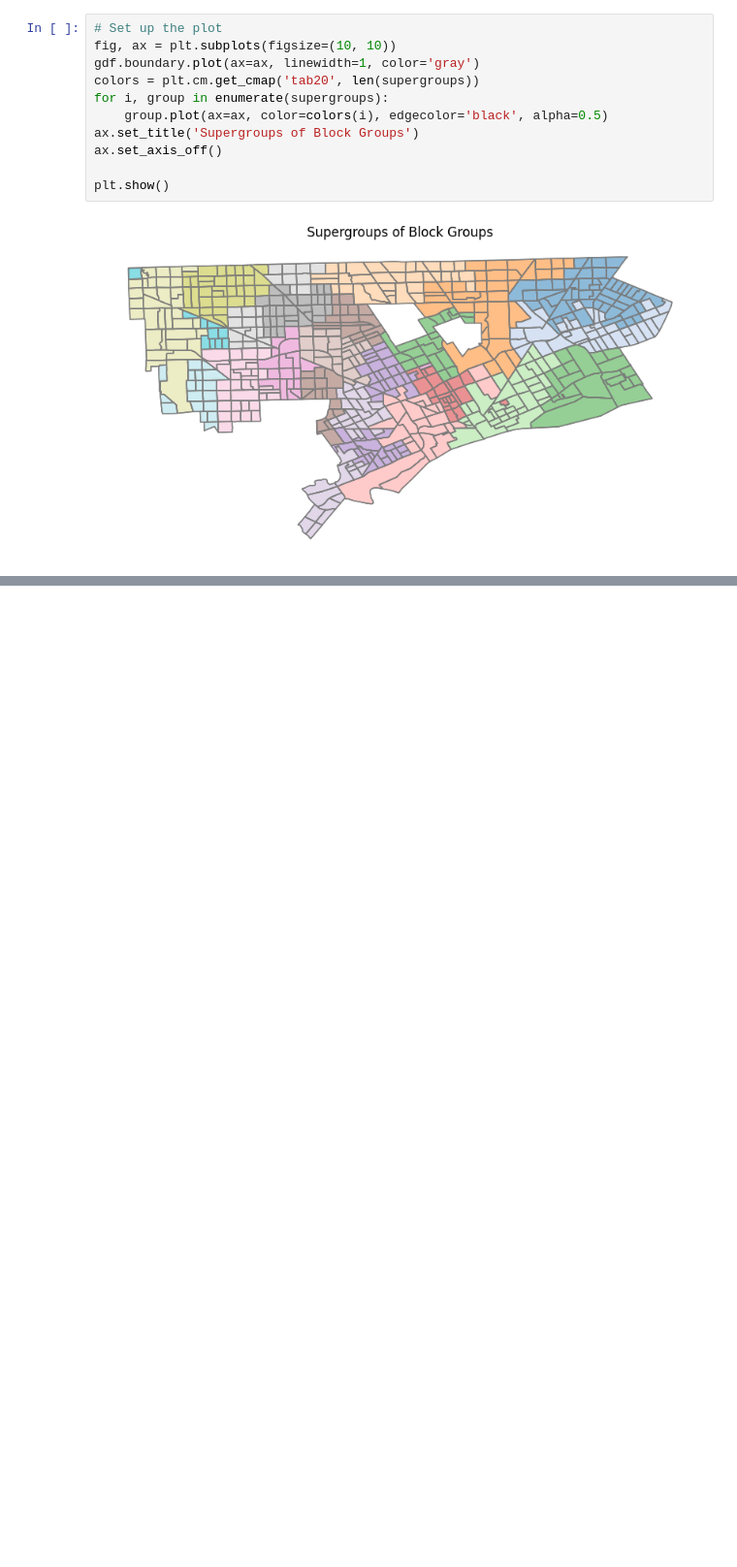
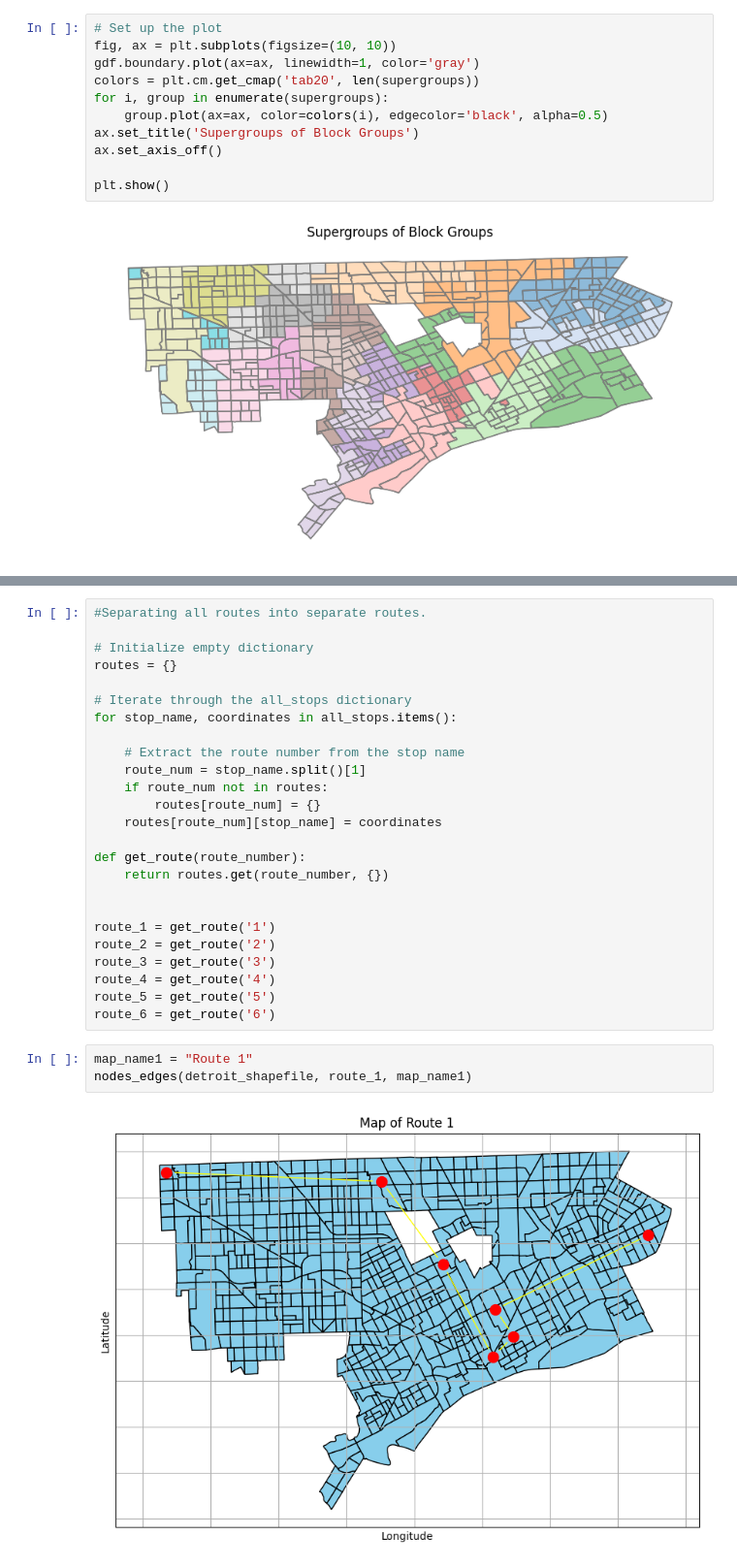
Before and after one commit to mgagea/CMSE202-Final-Project, a Jupyter notebook: Public_Transit_System.ipynb, the cells around one changed output, grey strips where cells are left out. Shown at 97% size. Drawn from its saved outputs; the diff is of its cells as text; blank space fills up the shorter version.

```diff
--- a/Public_Transit_System.ipynb
+++ b/Public_Transit_System.ipynb
@@ -121,0 +511,30 @@ plt.show()
+# %%
+#Separating all routes into separate routes.
+
+# Initialize empty dictionary
+routes = {}
+
+# Iterate through the all_stops dictionary
+for stop_name, coordinates in all_stops.items():
+
+    # Extract the route number from the stop name
+    route_num = stop_name.split()[1]
+    if route_num not in routes:
+        routes[route_num] = {}
+    routes[route_num][stop_name] = coordinates
+
+def get_route(route_number):
+    return routes.get(route_number, {})
+
+
+route_1 = get_route('1')
+route_2 = get_route('2')
+route_3 = get_route('3')
+route_4 = get_route('4')
+route_5 = get_route('5')
+route_6 = get_route('6')
+# %%
+map_name1 = "Route 1"
+nodes_edges(detroit_shapefile, route_1, map_name1)
+# %% [output]
+[figure, added]
```
Also changed, not shown: parts of 16 cells of this notebook.
